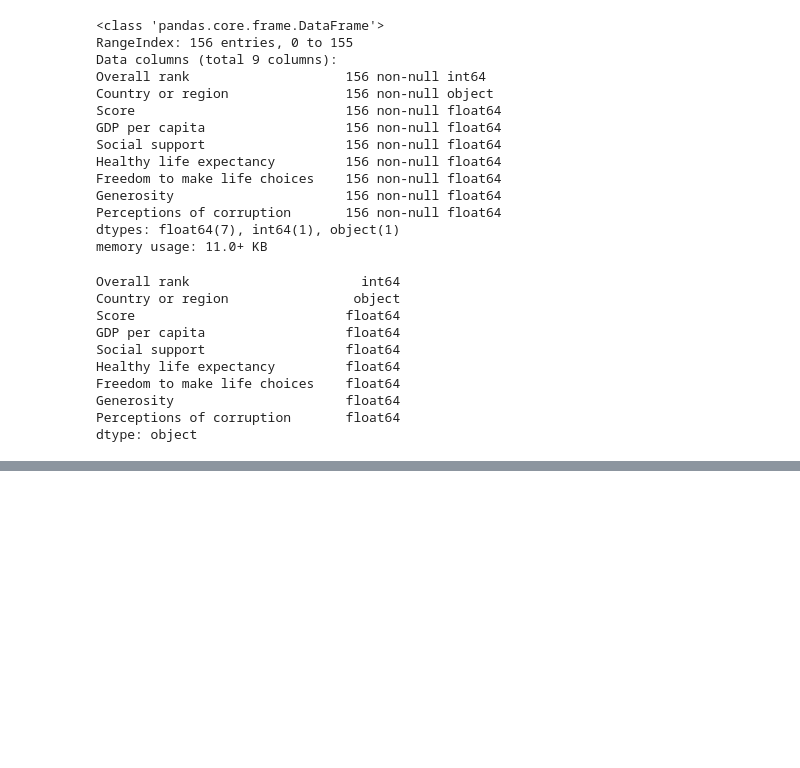
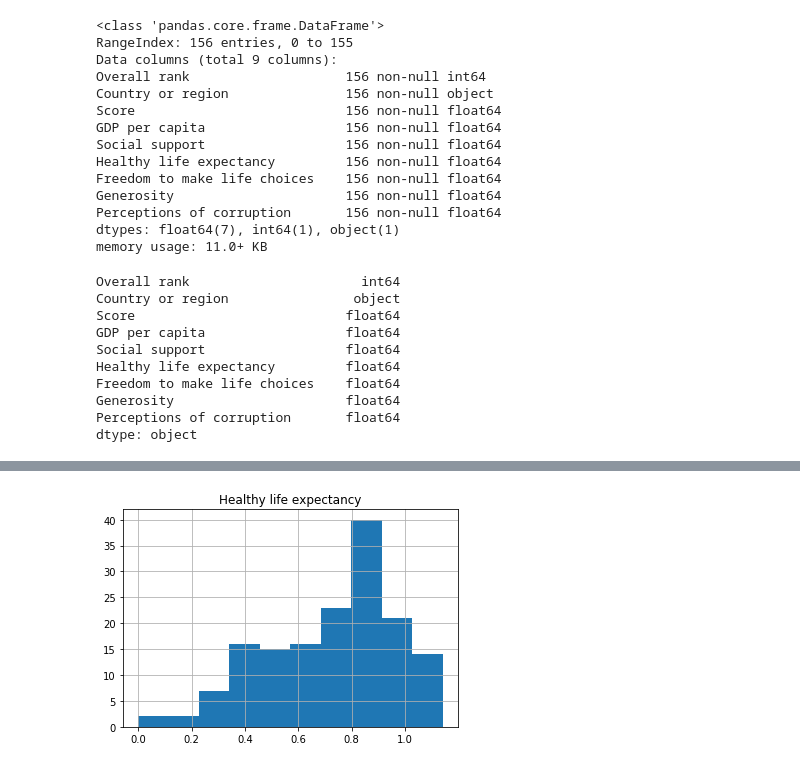
Before and after one commit to ipatel467/Happiness-Index, a Jupyter notebook: Untitled.ipynb, the cells around one changed output, grey strips where cells are left out. Saved outputs shown, nothing was run; the diff lists cells and outputs as text; code cells hidden in the pictures; blank space fills up the shorter version.

```diff
--- a/Untitled.ipynb
+++ b/Untitled.ipynb
@@ -145,0 +118,5 @@ df19['Perceptions of corruption'].hist()
+# %%
+df19['Healthy life expectancy'].hist()
+plt.title('Healthy life expectancy');
+# %% [output]
+[figure, added]
```
Also changed, not shown: parts of 14 cells of this notebook.
